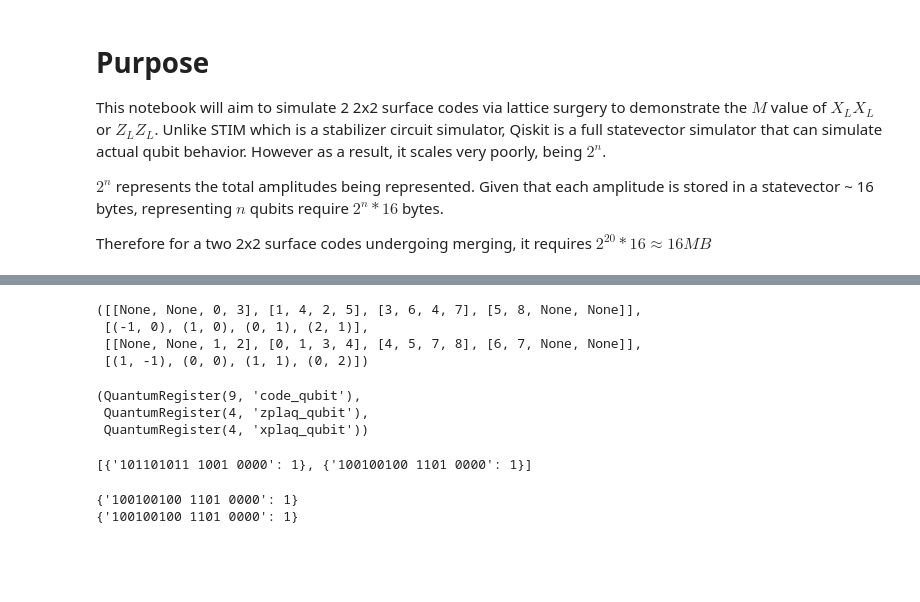
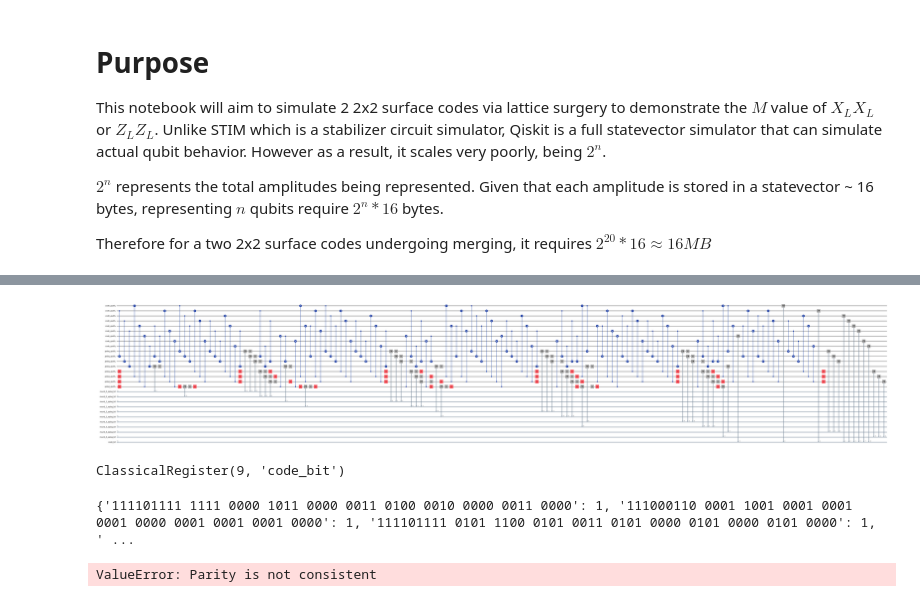
Before and after one commit to labros7107/qc_surface_code_simulation, a Jupyter notebook: experiments/qiskit_qec.ipynb, the cells around one changed output, grey strips where cells are left out. Saved outputs shown, nothing was run; the diff lists cells and outputs as text; code cells hidden in the pictures; blank space fills up the shorter version.

Commit message:
surface code decoding graph demo

```diff
--- a/experiments/qiskit_qec.ipynb
+++ b/experiments/qiskit_qec.ipynb
@@ -17,2 +21,2 @@ from qiskit_aer import AerSimulator
 # %%
-surface_code = SurfaceCodeCircuit(d=3, T=1)
+surface_code = SurfaceCodeCircuit(d=3, T=5, basis="z")
@@ -21,13 +23,8 @@ z, x, zc, xc = surface_code._get_plaquettes()
-# %%
-z, zc, x, xc
-# %% [output]
-([[None, None, 0, 3], [1, 4, 2, 5], [3, 6, 4, 7], [5, 8, None, None]],
- [(-1, 0), (1, 0), (0, 1), (2, 1)],
- [[None, None, 1, 2], [0, 1, 3, 4], [4, 5, 7, 8], [6, 7, None, None]],
- [(1, -1), (0, 0), (1, 1), (0, 2)])
-# %%
-surface_code.code_qubit, surface_code.zplaq_qubit, surface_code.xplaq_qubit
-# %% [output]
-(QuantumRegister(9, 'code_qubit'),
- QuantumRegister(4, 'zplaq_qubit'),
- QuantumRegister(4, 'xplaq_qubit'))
+# %%
+surface_code.circuit["0"].draw(output='mpl', fold=-1)
+# %% [output]
+[figure, added]
+# %%
+surface_code.code_bit
+# %% [output]
+ClassicalRegister(9, 'code_bit')
@@ -34,20 +37,19 @@ surface_code.code_qubit, surface_code.zplaq_qubit, surface_code.xplaq_qubit
 # %%
-sim = AerSimulator(method="statevector")
-result = sim.run(surface_code.get_circuit_list(), shots=1).result()
-
-counts = result.get_counts()
-
-print(counts)
+sim = AerSimulator(method="statevector", noise_model=noise_model)
+result = sim.run(surface_code.circuit["0"], shots=10).result()
 
 
+# .get_counts() displays the results of classical registers. little endian so the last register is first.
+count = result.get_counts()
+
+print(count)
 # for m in mem:
 #     print(surface_code.string2raw_logicals(m))
 # %% [output]
-[{'101101011 1001 0000': 1}, {'100100100 1101 0000': 1}]
+{'111101111 1111 0000 1011 0000 0011 0100 0010 0000 0011 0000': 1, '111000110 0001 1001 0001 0001 0001 0000 0001 0001 0001 0000': 1, '111101111 0101 1100 0101 0011 0101 0000 0101 0000 0101 0000': 1, ' ...
 # %%
-for item in counts:
-    print(item)
+for key, val in count.items():
+    print(measure_parity(key))
 # %% [output]
-{'100100100 1101 0000': 1}
-{'100100100 1101 0000': 1}
+ValueError: Parity is not consistent
 # %%
```
Also changed, not shown: parts of 7 cells of this notebook, 4 other files.
